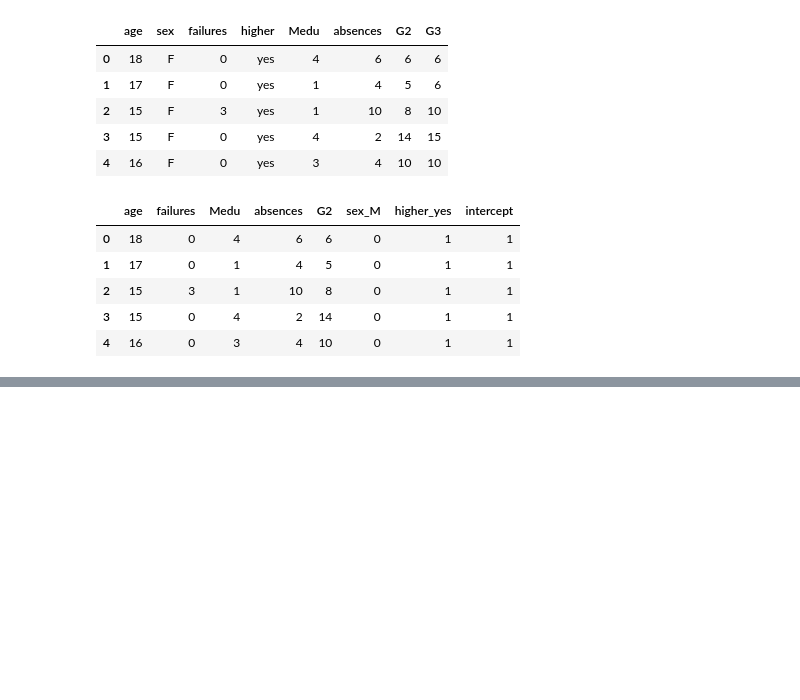
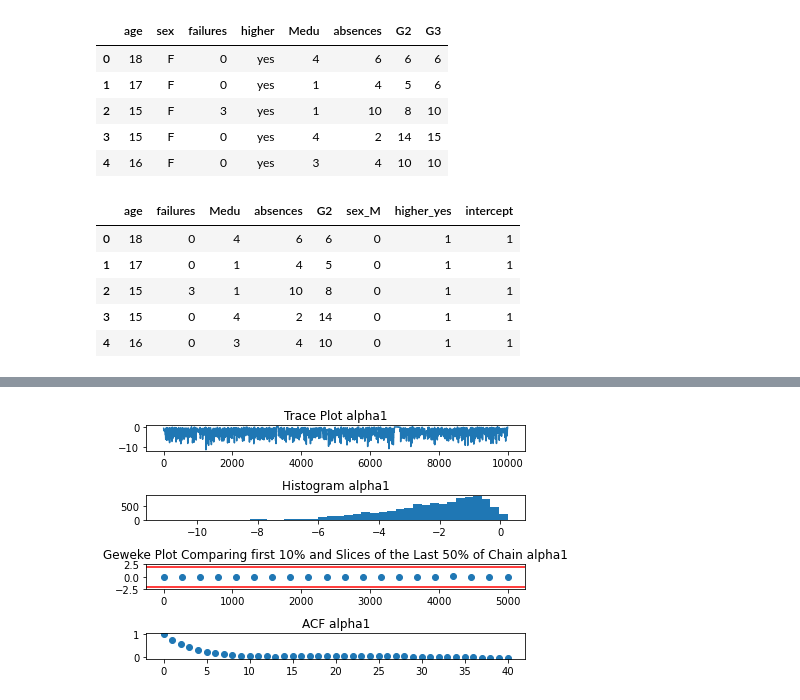
Before and after one commit to lbotti319/bayesian_math_scores, a Jupyter notebook: Modeling with missing data.ipynb, the cells around one changed output, grey strips where cells are left out. Drawn from its saved outputs; the diff is of its cells as text; code cells hidden in the pictures; blank space fills up the shorter version.

```diff
--- a/Modeling with missing data.ipynb
+++ b/Modeling with missing data.ipynb
@@ -87,0 +106,4 @@ printing above the $(y - X.dot(betas[:, i-1])).T.dot(y - X.dot(betas[:, i-1])) /
+# %%
+MCMC_diagnostics(alphas1, 'alpha1')
+# %% [output]
+[figure, added]
```
Also changed, not shown: parts of 18 cells of this notebook.
